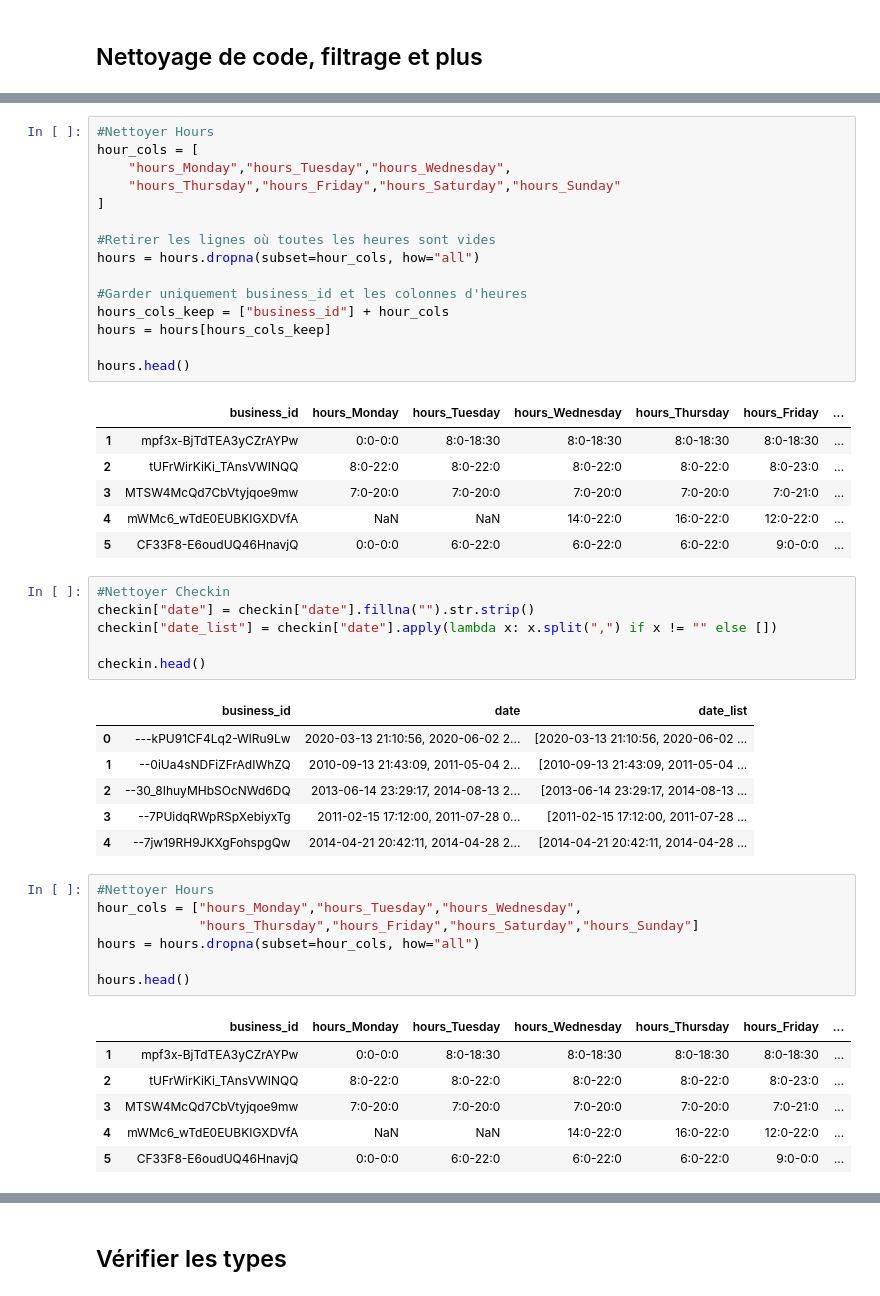
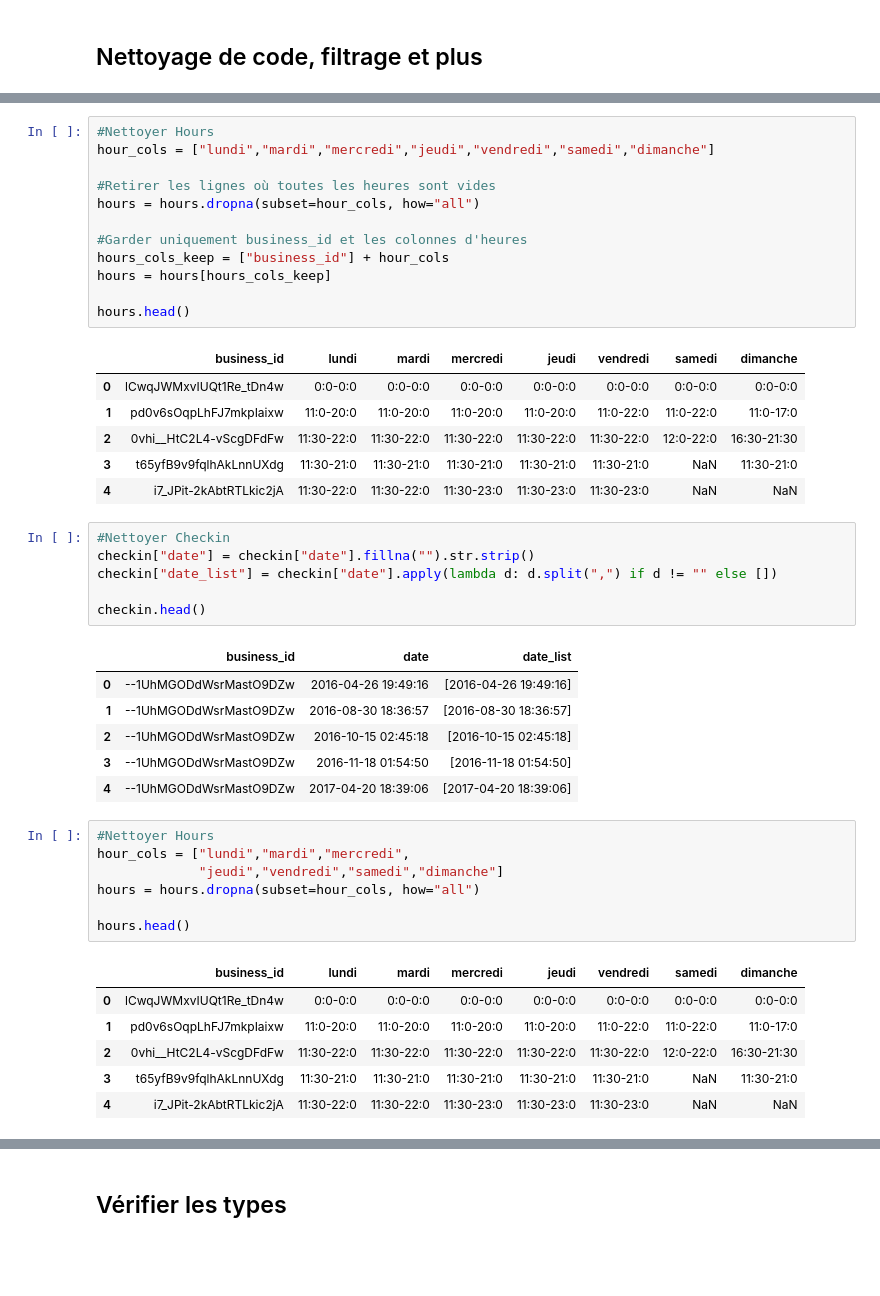
Before and after one commit to AyaIssa1/tp3_collecte, a Jupyter notebook: tp_yelp.ipynb, the cells around one changed output, grey strips where cells are left out. Saved outputs shown, nothing was run; the diff lists cells and outputs as text; blank space fills up the shorter version.

```diff
--- a/tp_yelp.ipynb
+++ b/tp_yelp.ipynb
@@ -103,49 +116,46 @@ tip.head()
 # %%
 #Nettoyer Hours
-hour_cols = [
-    "hours_Monday","hours_Tuesday","hours_Wednesday",
-    "hours_Thursday","hours_Friday","hours_Saturday","hours_Sunday"
-]
+hour_cols = ["lundi","mardi","mercredi","jeudi","vendredi","samedi","dimanche"]
 
 #Retirer les lignes où toutes les heures sont vides
 hours = hours.dropna(subset=hour_cols, how="all")
 
 #Garder uniquement business_id et les colonnes d'heures
 hours_cols_keep = ["business_id"] + hour_cols
 hours = hours[hours_cols_keep]
 
 hours.head()
 # %% [output]
-|  | business_id | hours_Monday | hours_Tuesday | hours_Wednesday | hours_Thursday | hours_Friday | ... |
-| 1 | mpf3x-BjTdTEA3yCZrAYPw | 0:0-0:0 | 8:0-18:30 | 8:0-18:30 | 8:0-18:30 | 8:0-18:30 | ... |
-| 2 | tUFrWirKiKi_TAnsVWINQQ | 8:0-22:0 | 8:0-22:0 | 8:0-22:0 | 8:0-22:0 | 8:0-23:0 | ... |
-| 3 | MTSW4McQd7CbVtyjqoe9mw | 7:0-20:0 | 7:0-20:0 | 7:0-20:0 | 7:0-20:0 | 7:0-21:0 | ... |
-| 4 | mWMc6_wTdE0EUBKIGXDVfA | NaN | NaN | 14:0-22:0 | 16:0-22:0 | 12:0-22:0 | ... |
-| 5 | CF33F8-E6oudUQ46HnavjQ | 0:0-0:0 | 6:0-22:0 | 6:0-22:0 | 6:0-22:0 | 9:0-0:0 | ... |
+|  | business_id | lundi | mardi | mercredi | jeudi | vendredi | samedi | dimanche |
+| 0 | lCwqJWMxvIUQt1Re_tDn4w | 0:0-0:0 | 0:0-0:0 | 0:0-0:0 | 0:0-0:0 | 0:0-0:0 | 0:0-0:0 | 0:0-0:0 |
+| 1 | pd0v6sOqpLhFJ7mkpIaixw | 11:0-20:0 | 11:0-20:0 | 11:0-20:0 | 11:0-20:0 | 11:0-22:0 | 11:0-22:0 | 11:0-17:0 |
+| 2 | 0vhi__HtC2L4-vScgDFdFw | 11:30-22:0 | 11:30-22:0 | 11:30-22:0 | 11:30-22:0 | 11:30-22:0 | 12:0-22:0 | 16:30-21:30 |
+| 3 | t65yfB9v9fqlhAkLnnUXdg | 11:30-21:0 | 11:30-21:0 | 11:30-21:0 | 11:30-21:0 | 11:30-21:0 | NaN | 11:30-21:0 |
+| 4 | i7_JPit-2kAbtRTLkic2jA | 11:30-22:0 | 11:30-22:0 | 11:30-23:0 | 11:30-23:0 | 11:30-23:0 | NaN | NaN |
 # %%
 #Nettoyer Checkin
 checkin["date"] = checkin["date"].fillna("").str.strip()
-checkin["date_list"] = checkin["date"].apply(lambda x: x.split(",") if x != "" else [])
+checkin["date_list"] = checkin["date"].apply(lambda d: d.split(",") if d != "" else [])
 
 checkin.head()
 # %% [output]
 |  | business_id | date | date_list |
-| 0 | ---kPU91CF4Lq2-WlRu9Lw | 2020-03-13 21:10:56, 2020-06-02 2... | [2020-03-13 21:10:56, 2020-06-02 ... |
-| 1 | --0iUa4sNDFiZFrAdIWhZQ | 2010-09-13 21:43:09, 2011-05-04 2... | [2010-09-13 21:43:09, 2011-05-04 ... |
-| 2 | --30_8IhuyMHbSOcNWd6DQ | 2013-06-14 23:29:17, 2014-08-13 2... | [2013-06-14 23:29:17, 2014-08-13 ... |
-| 3 | --7PUidqRWpRSpXebiyxTg | 2011-02-15 17:12:00, 2011-07-28 0... | [2011-02-15 17:12:00, 2011-07-28 ... |
-| 4 | --7jw19RH9JKXgFohspgQw | 2014-04-21 20:42:11, 2014-04-28 2... | [2014-04-21 20:42:11, 2014-04-28 ... |
+| 0 | --1UhMGODdWsrMastO9DZw | 2016-04-26 19:49:16 | [2016-04-26 19:49:16] |
+| 1 | --1UhMGODdWsrMastO9DZw | 2016-08-30 18:36:57 | [2016-08-30 18:36:57] |
+| 2 | --1UhMGODdWsrMastO9DZw | 2016-10-15 02:45:18 | [2016-10-15 02:45:18] |
+| 3 | --1UhMGODdWsrMastO9DZw | 2016-11-18 01:54:50 | [2016-11-18 01:54:50] |
+| 4 | --1UhMGODdWsrMastO9DZw | 2017-04-20 18:39:06 | [2017-04-20 18:39:06] |
 # %%
 #Nettoyer Hours
-hour_cols = ["hours_Monday","hours_Tuesday","hours_Wednesday",
-             "hours_Thursday","hours_Friday","hours_Saturday","hours_Sunday"]
+hour_cols = ["lundi","mardi","mercredi",
+             "jeudi","vendredi","samedi","dimanche"]
 hours = hours.dropna(subset=hour_cols, how="all")
 
 hours.head()
 # %% [output]
-|  | business_id | hours_Monday | hours_Tuesday | hours_Wednesday | hours_Thursday | hours_Friday | ... |
-| 1 | mpf3x-BjTdTEA3yCZrAYPw | 0:0-0:0 | 8:0-18:30 | 8:0-18:30 | 8:0-18:30 | 8:0-18:30 | ... |
-| 2 | tUFrWirKiKi_TAnsVWINQQ | 8:0-22:0 | 8:0-22:0 | 8:0-22:0 | 8:0-22:0 | 8:0-23:0 | ... |
-| 3 | MTSW4McQd7CbVtyjqoe9mw | 7:0-20:0 | 7:0-20:0 | 7:0-20:0 | 7:0-20:0 | 7:0-21:0 | ... |
-| 4 | mWMc6_wTdE0EUBKIGXDVfA | NaN | NaN | 14:0-22:0 | 16:0-22:0 | 12:0-22:0 | ... |
-| 5 | CF33F8-E6oudUQ46HnavjQ | 0:0-0:0 | 6:0-22:0 | 6:0-22:0 | 6:0-22:0 | 9:0-0:0 | ... |
+|  | business_id | lundi | mardi | mercredi | jeudi | vendredi | samedi | dimanche |
+| 0 | lCwqJWMxvIUQt1Re_tDn4w | 0:0-0:0 | 0:0-0:0 | 0:0-0:0 | 0:0-0:0 | 0:0-0:0 | 0:0-0:0 | 0:0-0:0 |
+| 1 | pd0v6sOqpLhFJ7mkpIaixw | 11:0-20:0 | 11:0-20:0 | 11:0-20:0 | 11:0-20:0 | 11:0-22:0 | 11:0-22:0 | 11:0-17:0 |
+| 2 | 0vhi__HtC2L4-vScgDFdFw | 11:30-22:0 | 11:30-22:0 | 11:30-22:0 | 11:30-22:0 | 11:30-22:0 | 12:0-22:0 | 16:30-21:30 |
+| 3 | t65yfB9v9fqlhAkLnnUXdg | 11:30-21:0 | 11:30-21:0 | 11:30-21:0 | 11:30-21:0 | 11:30-21:0 | NaN | 11:30-21:0 |
+| 4 | i7_JPit-2kAbtRTLkic2jA | 11:30-22:0 | 11:30-22:0 | 11:30-23:0 | 11:30-23:0 | 11:30-23:0 | NaN | NaN |
```
Also changed, not shown: parts of 43 cells of this notebook.
